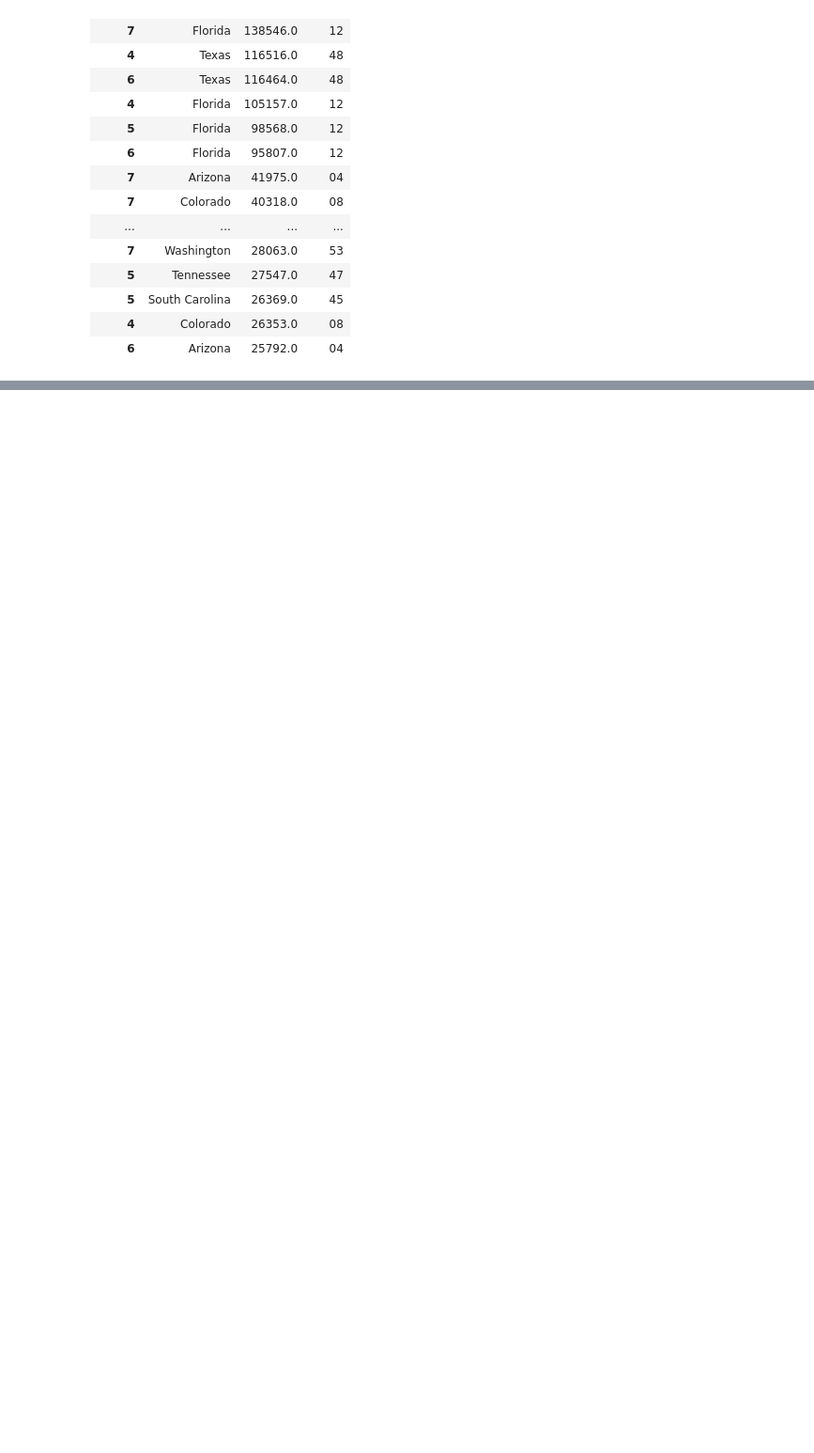
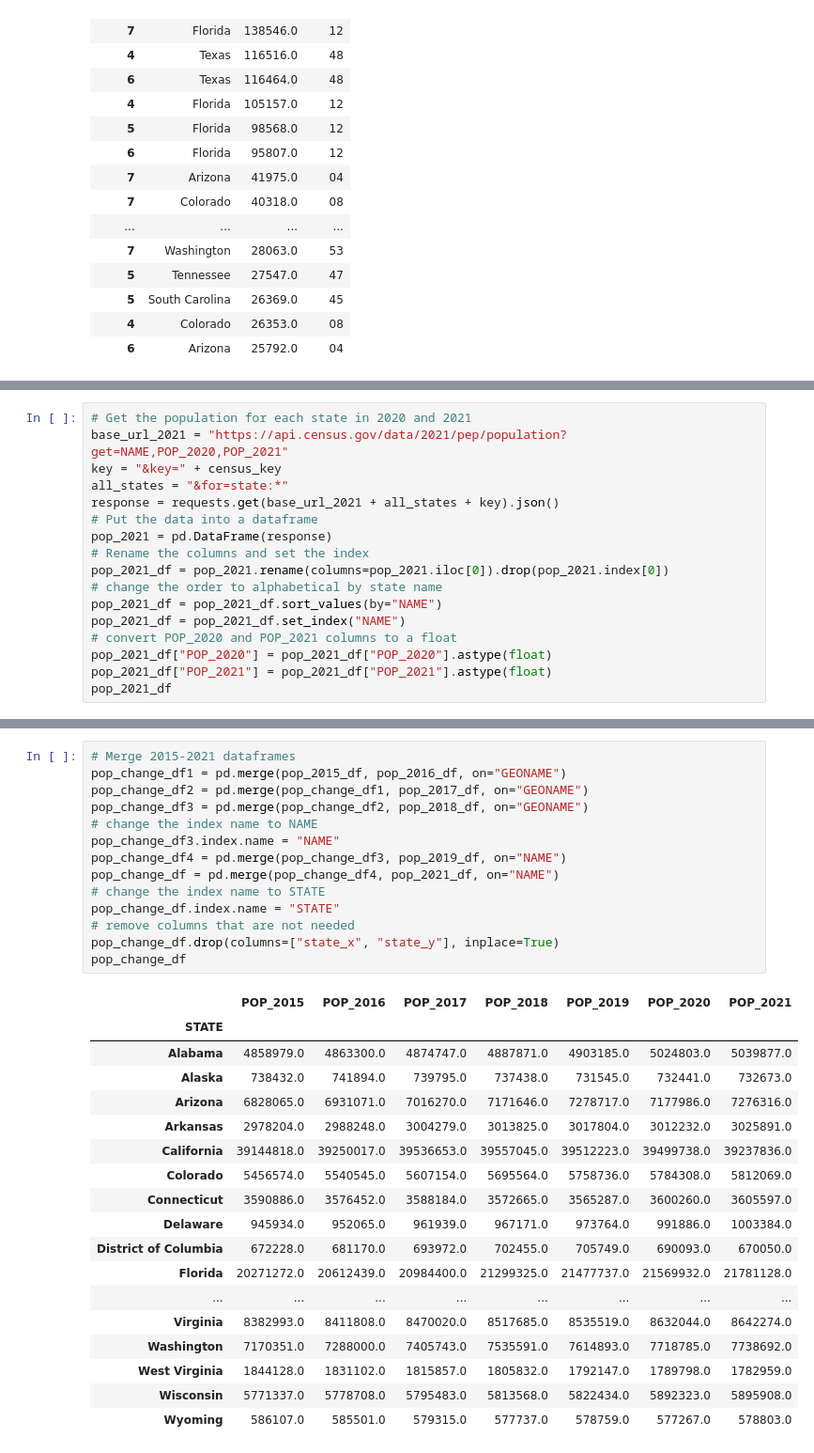
Before and after one commit to megangoode3/Group_Project_1, a Jupyter notebook: Census_data/state_population_comp.ipynb, the cells around one changed output, grey strips where cells are left out. Shown at 94% size. Saved outputs shown, nothing was run; the diff lists cells and outputs as text; blank space fills up the shorter version.

```diff
--- a/Census_data/state_population_comp.ipynb
+++ b/Census_data/state_population_comp.ipynb
@@ -145,0 +227,17 @@ pop_2015_df
+# %%
+# Get the population for each state in 2020 and 2021
+base_url_2021 = "https://api.census.gov/data/2021/pep/population?get=NAME,POP_2020,POP_2021"
+key = "&key=" + census_key
+all_states = "&for=state:*"
+response = requests.get(base_url_2021 + all_states + key).json()
+# Put the data into a dataframe
+pop_2021 = pd.DataFrame(response)
+# Rename the columns and set the index
+pop_2021_df = pop_2021.rename(columns=pop_2021.iloc[0]).drop(pop_2021.index[0])
+# change the order to alphabetical by state name
+pop_2021_df = pop_2021_df.sort_values(by="NAME")
+pop_2021_df = pop_2021_df.set_index("NAME")
+# convert POP_2020 and POP_2021 columns to a float
+pop_2021_df["POP_2020"] = pop_2021_df["POP_2020"].astype(float)
+pop_2021_df["POP_2021"] = pop_2021_df["POP_2021"].astype(float)
+pop_2021_df
@@ -145,0 +263,33 @@ pop_2015_df
+# %%
+# Merge 2015-2021 dataframes
+pop_change_df1 = pd.merge(pop_2015_df, pop_2016_df, on="GEONAME")
+pop_change_df2 = pd.merge(pop_change_df1, pop_2017_df, on="GEONAME")
+pop_change_df3 = pd.merge(pop_change_df2, pop_2018_df, on="GEONAME")
+# change the index name to NAME
+pop_change_df3.index.name = "NAME"
+pop_change_df4 = pd.merge(pop_change_df3, pop_2019_df, on="NAME")
+pop_change_df = pd.merge(pop_change_df4, pop_2021_df, on="NAME")
+# change the index name to STATE
+pop_change_df.index.name = "STATE"
+# remove columns that are not needed
+pop_change_df.drop(columns=["state_x", "state_y"], inplace=True)
+pop_change_df
+# %% [output]
+|  | POP_2015 | POP_2016 | POP_2017 | POP_2018 | POP_2019 | POP_2020 | POP_2021 |
+| STATE |  |  |  |  |  |  |  |
+| Alabama | 4858979.0 | 4863300.0 | 4874747.0 | 4887871.0 | 4903185.0 | 5024803.0 | 5039877.0 |
+| Alaska | 738432.0 | 741894.0 | 739795.0 | 737438.0 | 731545.0 | 732441.0 | 732673.0 |
+| Arizona | 6828065.0 | 6931071.0 | 7016270.0 | 7171646.0 | 7278717.0 | 7177986.0 | 7276316.0 |
+| Arkansas | 2978204.0 | 2988248.0 | 3004279.0 | 3013825.0 | 3017804.0 | 3012232.0 | 3025891.0 |
+| California | 39144818.0 | 39250017.0 | 39536653.0 | 39557045.0 | 39512223.0 | 39499738.0 | 39237836.0 |
+| Colorado | 5456574.0 | 5540545.0 | 5607154.0 | 5695564.0 | 5758736.0 | 5784308.0 | 5812069.0 |
+| Connecticut | 3590886.0 | 3576452.0 | 3588184.0 | 3572665.0 | 3565287.0 | 3600260.0 | 3605597.0 |
+| Delaware | 945934.0 | 952065.0 | 961939.0 | 967171.0 | 973764.0 | 991886.0 | 1003384.0 |
+| District of Columbia | 672228.0 | 681170.0 | 693972.0 | 702455.0 | 705749.0 | 690093.0 | 670050.0 |
+| Florida | 20271272.0 | 20612439.0 | 20984400.0 | 21299325.0 | 21477737.0 | 21569932.0 | 21781128.0 |
+| ... | ... | ... | ... | ... | ... | ... | ... |
+| Virginia | 8382993.0 | 8411808.0 | 8470020.0 | 8517685.0 | 8535519.0 | 8632044.0 | 8642274.0 |
+| Washington | 7170351.0 | 7288000.0 | 7405743.0 | 7535591.0 | 7614893.0 | 7718785.0 | 7738692.0 |
+| West Virginia | 1844128.0 | 1831102.0 | 1815857.0 | 1805832.0 | 1792147.0 | 1789798.0 | 1782959.0 |
+| Wisconsin | 5771337.0 | 5778708.0 | 5795483.0 | 5813568.0 | 5822434.0 | 5892323.0 | 5895908.0 |
+| Wyoming | 586107.0 | 585501.0 | 579315.0 | 577737.0 | 578759.0 | 577267.0 | 578803.0 |
```
Also changed, not shown: parts of 6 cells of this notebook.
